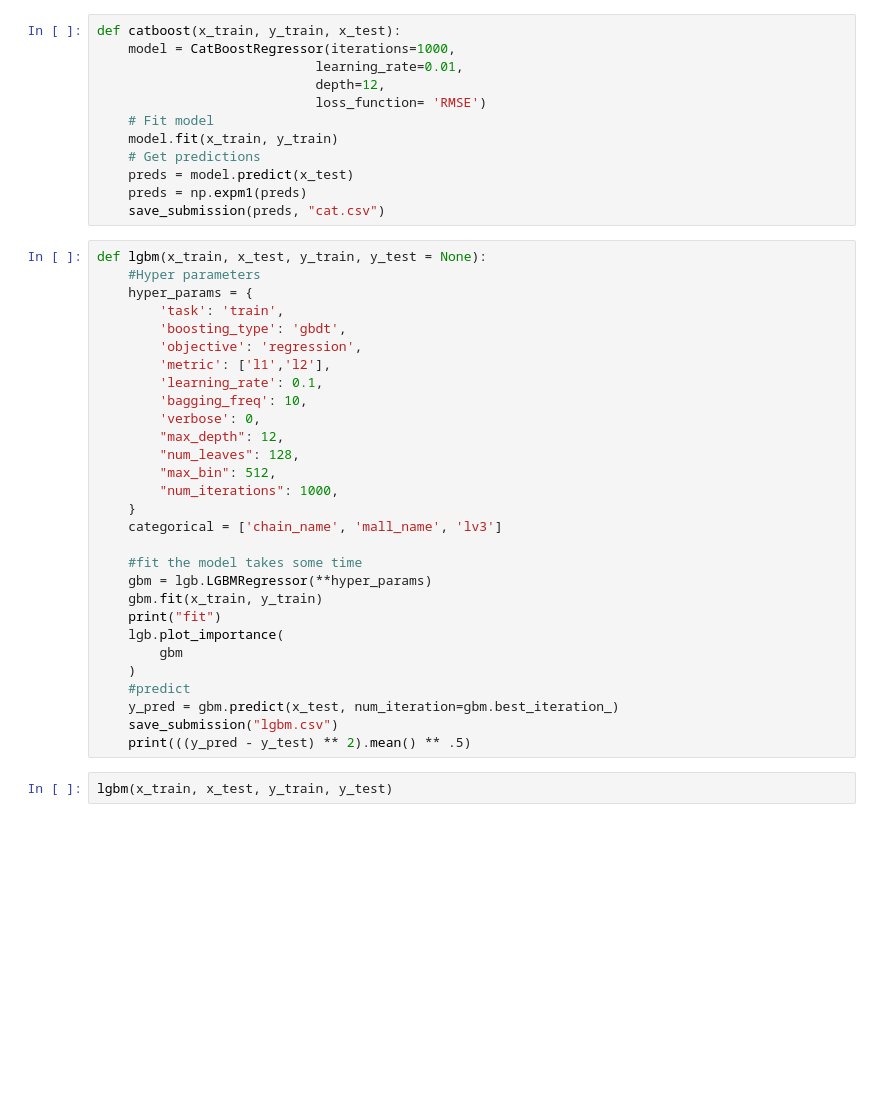
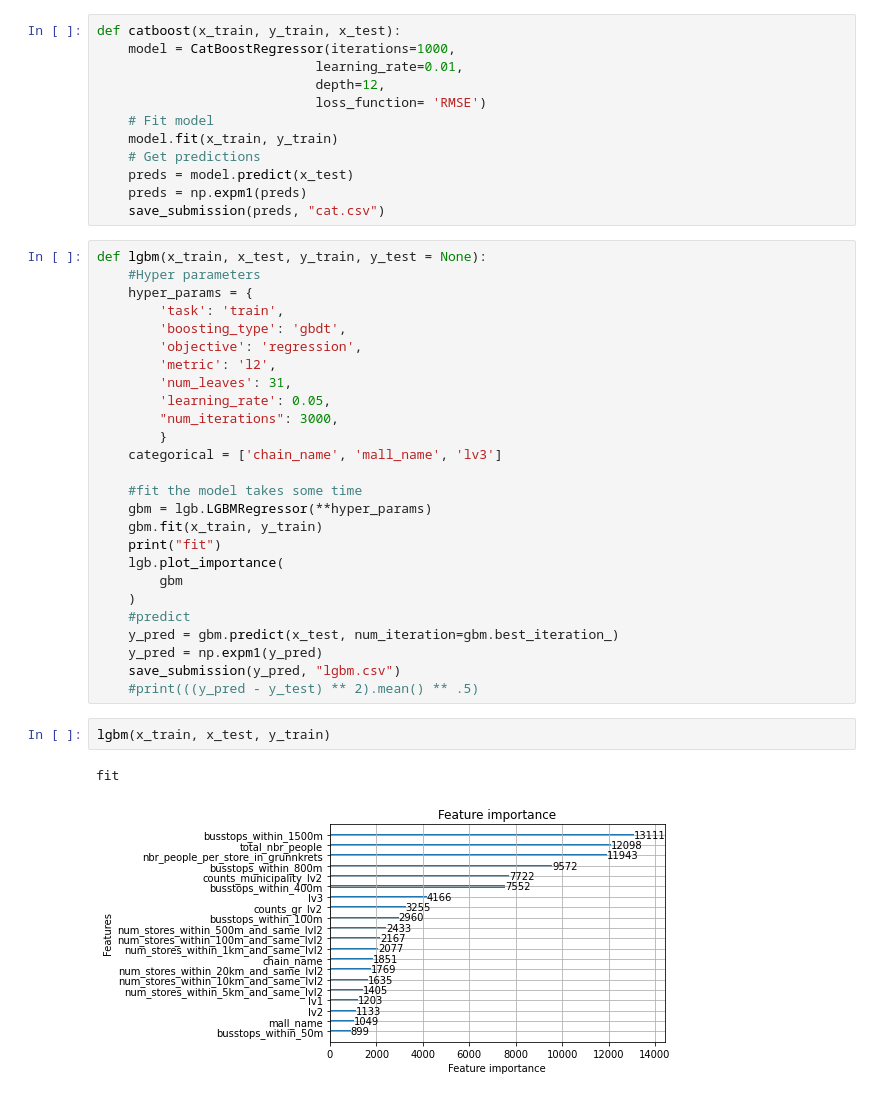
Before and after one commit to paaskehaakon/ML-project, a Jupyter notebook: model.ipynb, the cells around one changed output. Drawn from its saved outputs; the diff is of its cells as text; blank space fills up the shorter version.

```diff
--- a/model.ipynb
+++ b/model.ipynb
@@ -84,15 +94,11 @@ def lgbm(x_train, x_test, y_train, y_test = None):
         'task': 'train',
         'boosting_type': 'gbdt',
         'objective': 'regression',
-        'metric': ['l1','l2'],
-        'learning_rate': 0.1,
-        'bagging_freq': 10,
-        'verbose': 0,
-        "max_depth": 12,
-        "num_leaves": 128,
-        "max_bin": 512,
-        "num_iterations": 1000,
-    }
+        'metric': 'l2',
+        'num_leaves': 31,
+        'learning_rate': 0.05,
+        "num_iterations": 3000,
+        }
     categorical = ['chain_name', 'mall_name', 'lv3']
 
     #fit the model takes some time
@@ -104,7 +110,11 @@ def lgbm(x_train, x_test, y_train, y_test = None):
     )
     #predict
     y_pred = gbm.predict(x_test, num_iteration=gbm.best_iteration_)
-    save_submission("lgbm.csv")
-    print(((y_pred - y_test) ** 2).mean() ** .5)
+    y_pred = np.expm1(y_pred)
+    save_submission(y_pred, "lgbm.csv")
+    #print(((y_pred - y_test) ** 2).mean() ** .5)
 # %%
-lgbm(x_train, x_test, y_train, y_test)
+lgbm(x_train, x_test, y_train)
+# %% [output]
+fit
+[figure, added]
```
Also changed, not shown: parts of 1 cell of this notebook, 5 other files.
